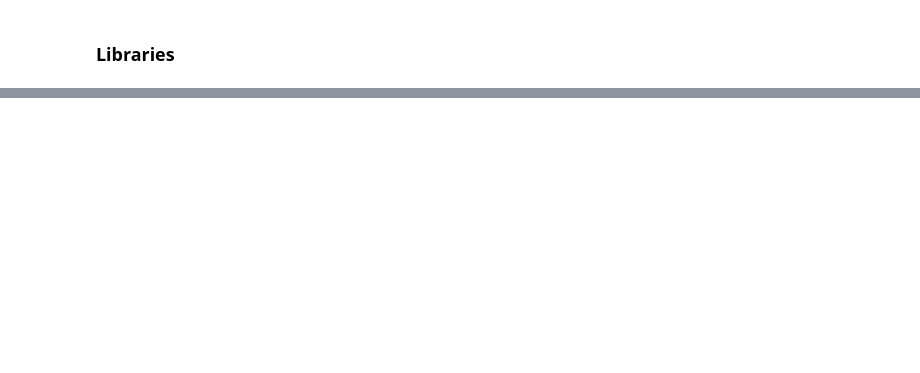
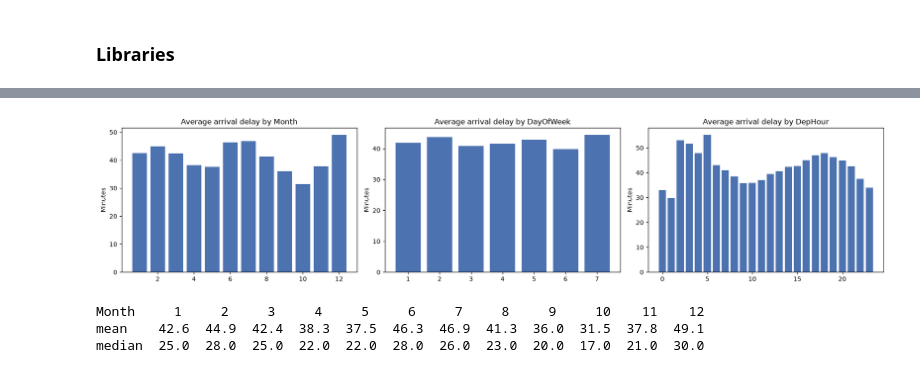
Before and after one commit to Jonathansl17/jarvis, a Jupyter notebook: flight_delay_regression/flight_delay_regression.ipynb, the cells around one changed output, grey strips where cells are left out. Cells and saved outputs as stored; diff of their text form; code cells hidden in the pictures; blank space fills up the shorter version.

```diff
--- a/flight_delay_regression/flight_delay_regression.ipynb
+++ b/flight_delay_regression/flight_delay_regression.ipynb
@@ -119,0 +173,18 @@ To be developed.
+# %%
+# Scheduled departure hour, taken from the hour and minute digits of CRSDepTime
+MINUTES_DIGITS = 100
+flights['DepHour'] = flights['CRSDepTime'] // MINUTES_DIGITS
+
+# Correlation of the numeric columns with the arrival delay
+numeric = ['ArrDelay', 'DepDelay', 'TaxiOut', 'TaxiIn', 'Distance', 'CRSElapsedTime',
+           'Month', 'DayOfWeek', 'DayofMonth', 'DepHour']
+correlation = pd.DataFrame({
+    'Pearson': flights[numeric].corr()['ArrDelay'],
+    'Spearman': flights[numeric].corr(method='spearman')['ArrDelay'],
+}).drop('ArrDelay').sort_values('Pearson', ascending=False).round(3)
+print(correlation)
+
+plt.figure(figsize=(9, 7))
+sns.heatmap(flights[numeric].corr(), annot=True, fmt='.2f', cmap='coolwarm', center=0)
+plt.title('Pearson correlation between the numeric columns')
+plt.show()
@@ -119,0 +207,16 @@ To be developed.
+# %%
+# Average delay by month, day of the week and scheduled hour
+fig, axes = plt.subplots(1, 3, figsize=(18, 4))
+for ax, column in zip(axes, ['Month', 'DayOfWeek', 'DepHour']):
+    grouped = flights.groupby(column)['ArrDelay'].mean()
+    ax.bar(grouped.index, grouped.values, color='#4c72b0')
+    ax.set_title('Average arrival delay by ' + column)
+    ax.set_ylabel('Minutes')
+plt.tight_layout()
+plt.show()
+print(flights.groupby('Month')['ArrDelay'].agg(['mean', 'median']).round(1).T)
+# %% [output]
+[figure, added]
+Month     1     2     3     4     5     6     7     8     9     10    11    12
+mean    42.6  44.9  42.4  38.3  37.5  46.3  46.9  41.3  36.0  31.5  37.8  49.1
+median  25.0  28.0  25.0  22.0  22.0  28.0  26.0  23.0  20.0  17.0  21.0  30.0
```
Also changed, not shown: parts of 58 cells of this notebook, 1 other file.
